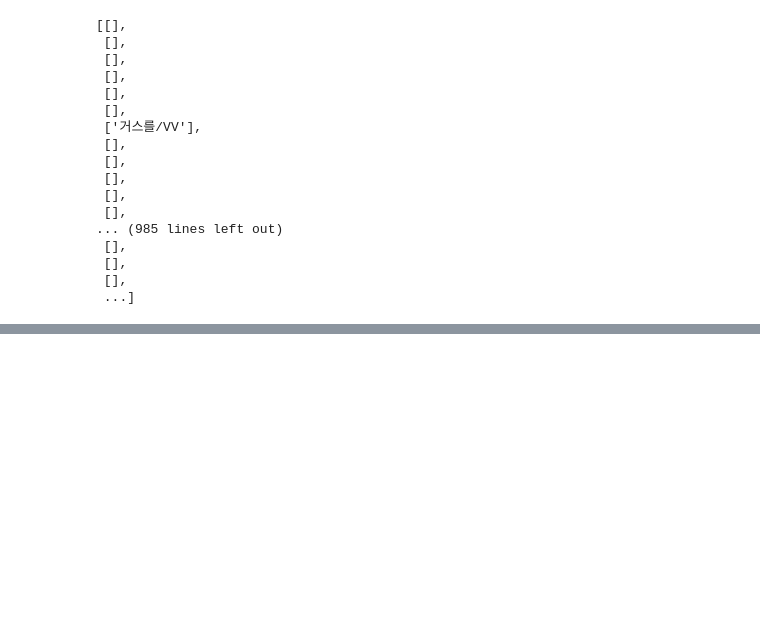
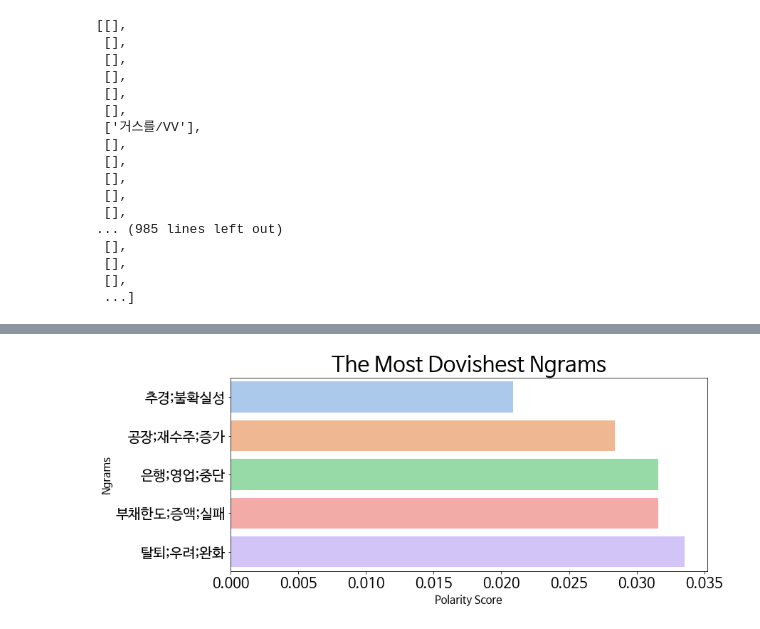
Before and after one commit to sunnyna/TIL, a Jupyter notebook: top_hawkish_dovish.ipynb, the cells around one changed output, grey strips where cells are left out. Drawn from its saved outputs; the diff is of its cells as text; code cells hidden in the pictures; blank space fills up the shorter version.

```diff
--- a/top_hawkish_dovish.ipynb
+++ b/top_hawkish_dovish.ipynb
@@ -79,0 +80,5 @@ df_neg.sort_values(by=['polarity score'], axis=0, ascending=True).head(50)
+# %%
+import matplotlib.pyplot as plt
+import seaborn as sns
+
+plt.rcParams['font.family'] = 'NanumGothic'
@@ -137,0 +212,4 @@ vv
+# %%
+import matplotlib.pyplot as plt
+
+plt.rc('font', family='NanumBarunGothic')
@@ -137,0 +228,28 @@ vv
+# %%
+
+df_d = pd.DataFrame({
+       'ngrams': ['추경;불확실성','공장;재수주;증가','은행;영업;중단','부채한도;증액;실패' ,'탈퇴;우려;완화']	,
+       'score': [0.020871,0.028364,0.031605,0.031605,0.033521],
+})
+
+df_h = pd.DataFrame({
+   'ngrams': ['물가;부진;일시적','통화정책;경제;견조;성장','신용경색;공포','가격;부담;인식;높	','고용;지표;임금;상승'],
+    'score' :[40.928897,38.716525,38.716525,36.504152,32.079406	]
+
+})
+# %%
+plt.figure(figsize=(12, 5))
+sns.set_palette("pastel")
+ax = sns.barplot(x=df_d.score, y=df_d.index, orient='h')
+# sns.set_context(context=None, font_scale =30, rc=None)
+plt.rcParams.update({'font.size': 20})
+
+ax.set_yticklabels(df_d.ngrams)
+
+plt.title("The Most Dovishest Ngrams",fontsize=30)
+plt.ylabel('Ngrams',fontsize=15)
+plt.xlabel('Polarity Score',fontsize=15)
+plt.savefig('Dovishest Ngrams.png')
+plt.show();
+# %% [output]
+[figure, added]
```
Also changed, not shown: parts of 7 cells of this notebook.
